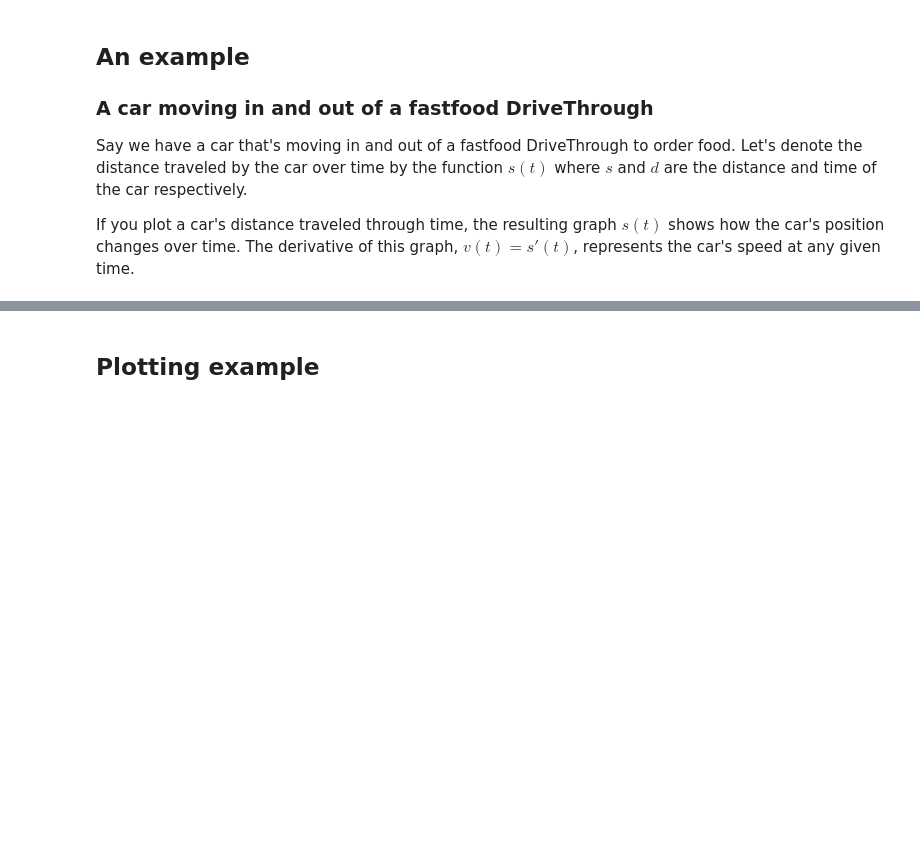
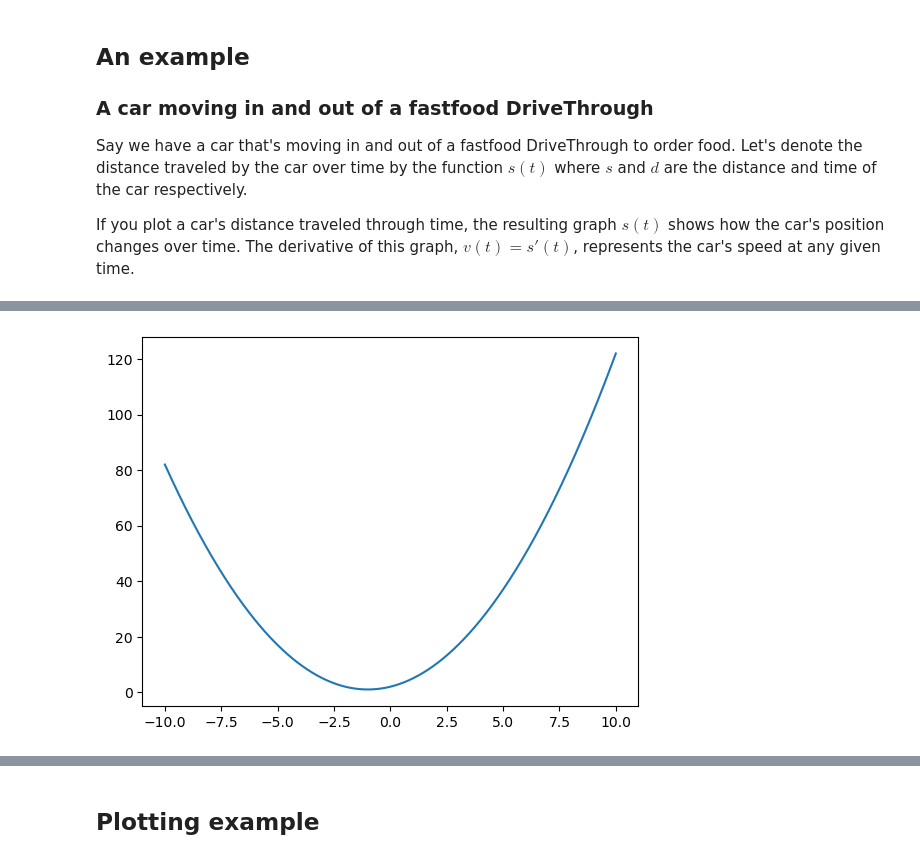
Before and after one commit to MiguelPartosa/Learning-Derivatives-with-Python, a Jupyter notebook: derivatives.ipynb, the cells around one changed output, grey strips where cells are left out. Drawn from its saved outputs; the diff is of its cells as text; code cells hidden in the pictures; blank space fills up the shorter version.

```diff
--- a/derivatives.ipynb
+++ b/derivatives.ipynb
@@ -24,0 +37,4 @@ If you plot a car's distance traveled through time, the resulting graph $s(t)$ s
+# %%
+x = np.linspace(-10,10,1000)
+# saying that we want 1000 points evenly spaced between -10 and 10
+y= x**2 +2*x + 2
@@ -24,0 +59,8 @@ If you plot a car's distance traveled through time, the resulting graph $s(t)$ s
+# %%
+# Plottinig is done here by touple assignment
+# fig = figure object, ax= axes where the data is plotter that's part of th figure
+fig, ax = plt.subplots()
+_ = ax.plot(x,y)
+# underscore is a python convention to indicate that the return value will be unused or discarded we use the underscore to surpress the return value string to be displayed in our jupyter output
+# %% [output]
+[figure, added]
```
Also changed, not shown: parts of 11 cells of this notebook, 1 other file.
